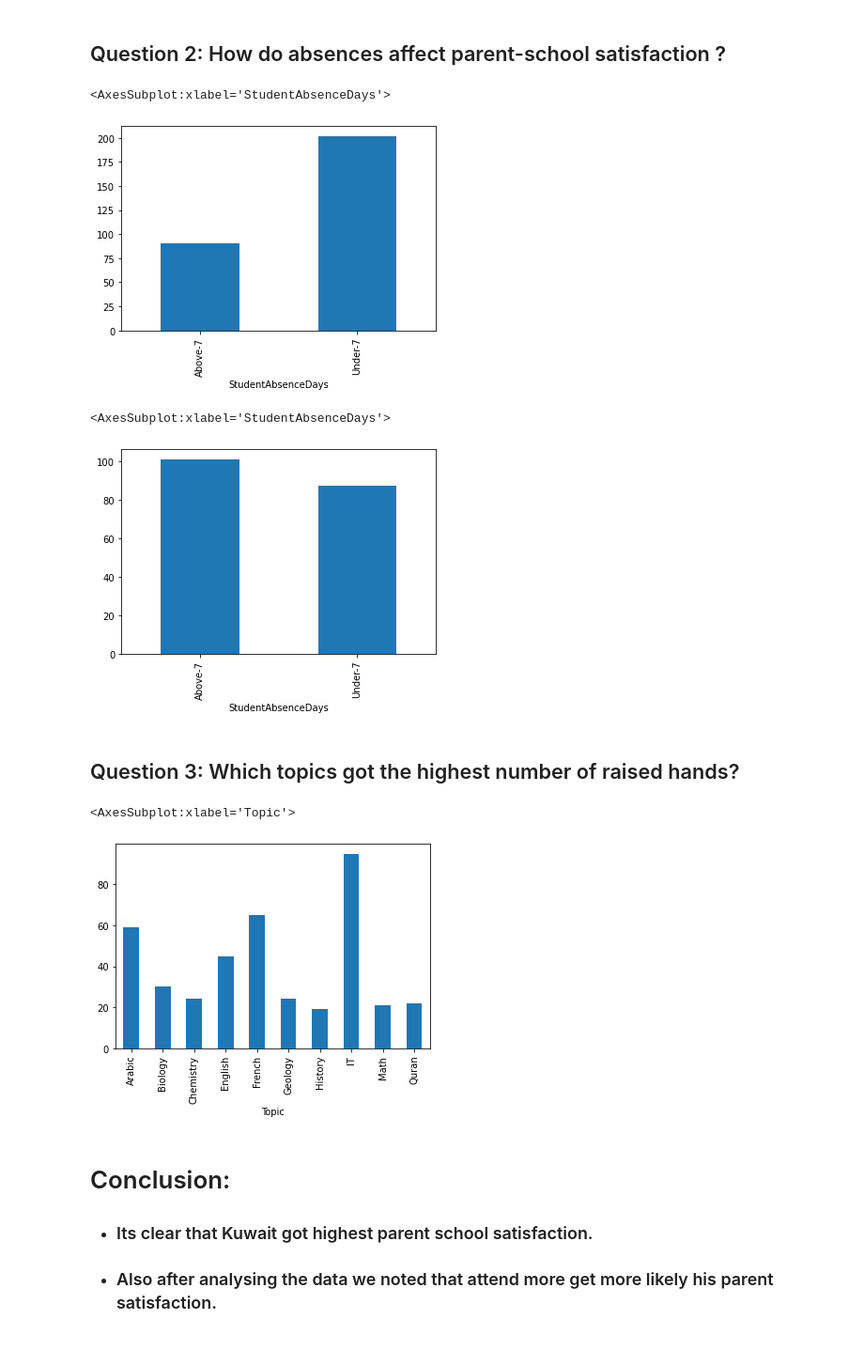
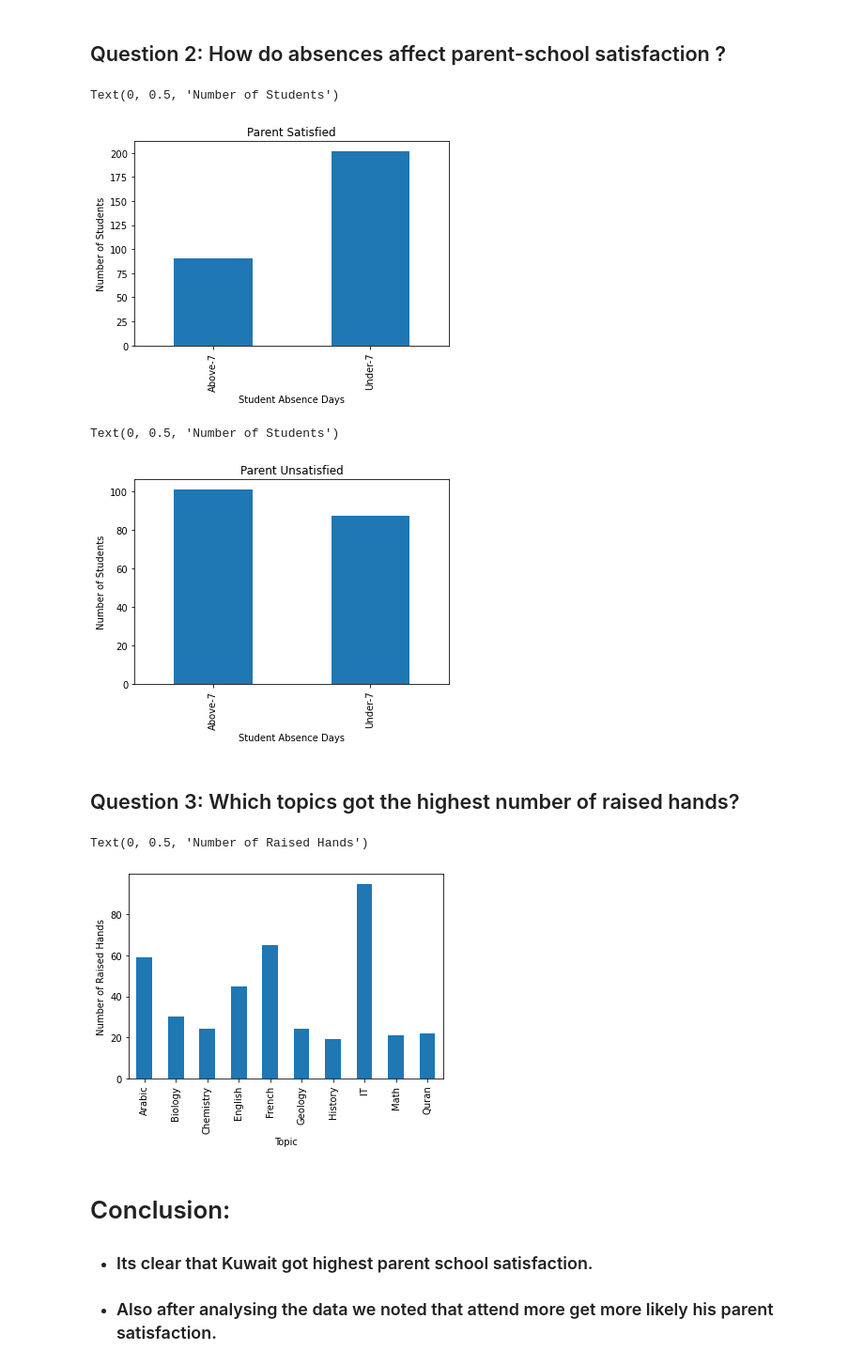
Before and after one commit to SLO-j/Udacity-Data-Science-Projects, a Jupyter notebook: Project 1/Education Proformance Analysis.ipynb, the cells around one changed output. Shown at 94% size. Saved outputs shown, nothing was run; the diff lists cells and outputs as text; code cells hidden in the pictures.

```diff
--- a/Project 1/Education Proformance Analysis.ipynb
+++ b/Project 1/Education Proformance Analysis.ipynb
@@ -137,23 +148,31 @@ result1.plot.line()
 result2=data[['StudentAbsenceDays', 'PSchoolSatisfaction']].sort_values('PSchoolSatisfaction')
 satisfied = result2[result2.PSchoolSatisfaction == 1].groupby(['StudentAbsenceDays'])['PSchoolSatisfaction'].count()
 satisfied.plot.bar()
+plt.title("Parent Satisfied")
+plt.xlabel("Student Absence Days")
+plt.ylabel("Number of Students")
 # %% [output]
-<AxesSubplot:xlabel='StudentAbsenceDays'>
+Text(0, 0.5, 'Number of Students')
-[figure, old version]
+[figure, new version]
 # %%
 notSatisfied= result2[result2.PSchoolSatisfaction == 0].groupby(['StudentAbsenceDays'])['PSchoolSatisfaction'].count()
 notSatisfied.plot.bar()
+plt.title("Parent Unsatisfied")
+plt.xlabel("Student Absence Days")
+plt.ylabel("Number of Students")
 # %% [output]
-<AxesSubplot:xlabel='StudentAbsenceDays'>
+Text(0, 0.5, 'Number of Students')
-[figure, old version]
+[figure, new version]
 # %% [markdown]
 ## Question 3: Which topics got the highest number of raised hands?
 # %%
 result3=data.groupby(['Topic'])['raisedhands'].count().head(10)
 result3.plot.bar()
+plt.xlabel("Topic")
+plt.ylabel("Number of Raised Hands")
 # %% [output]
-<AxesSubplot:xlabel='Topic'>
+Text(0, 0.5, 'Number of Raised Hands')
-[figure, old version]
+[figure, new version]
 # %% [markdown]
 # Conclusion:
 - ### Its clear that Kuwait got highest parent school satisfaction.
```
Also changed, not shown: parts of 6 cells of this notebook.
